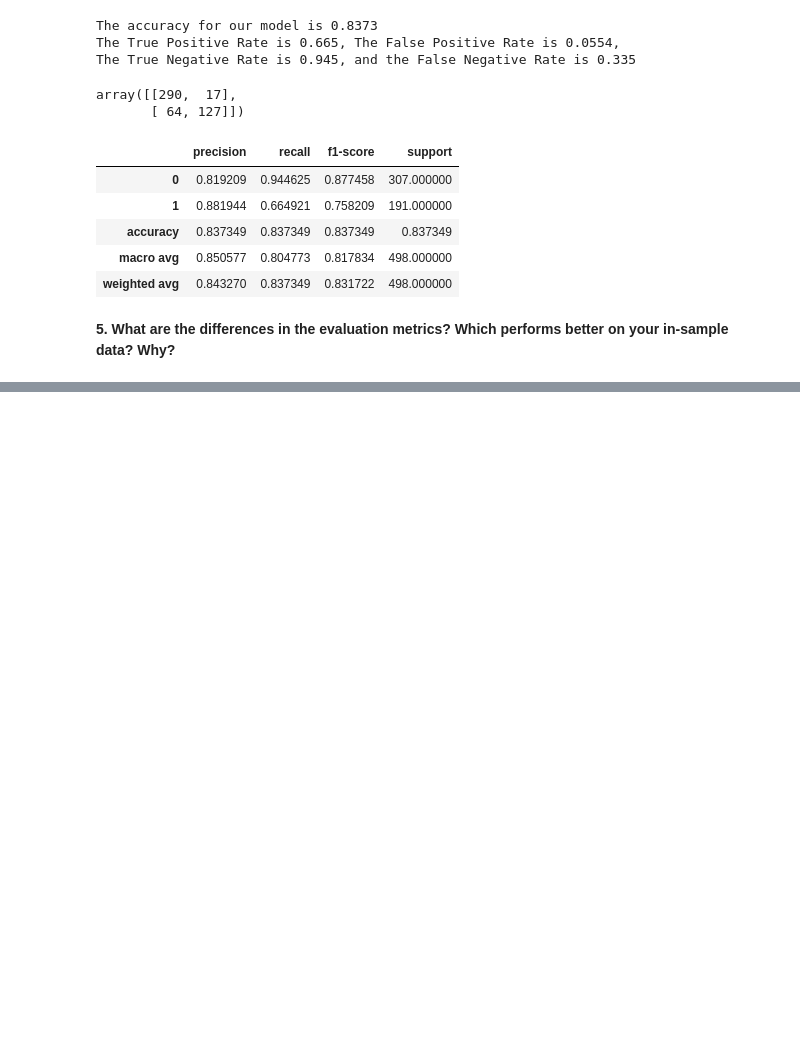
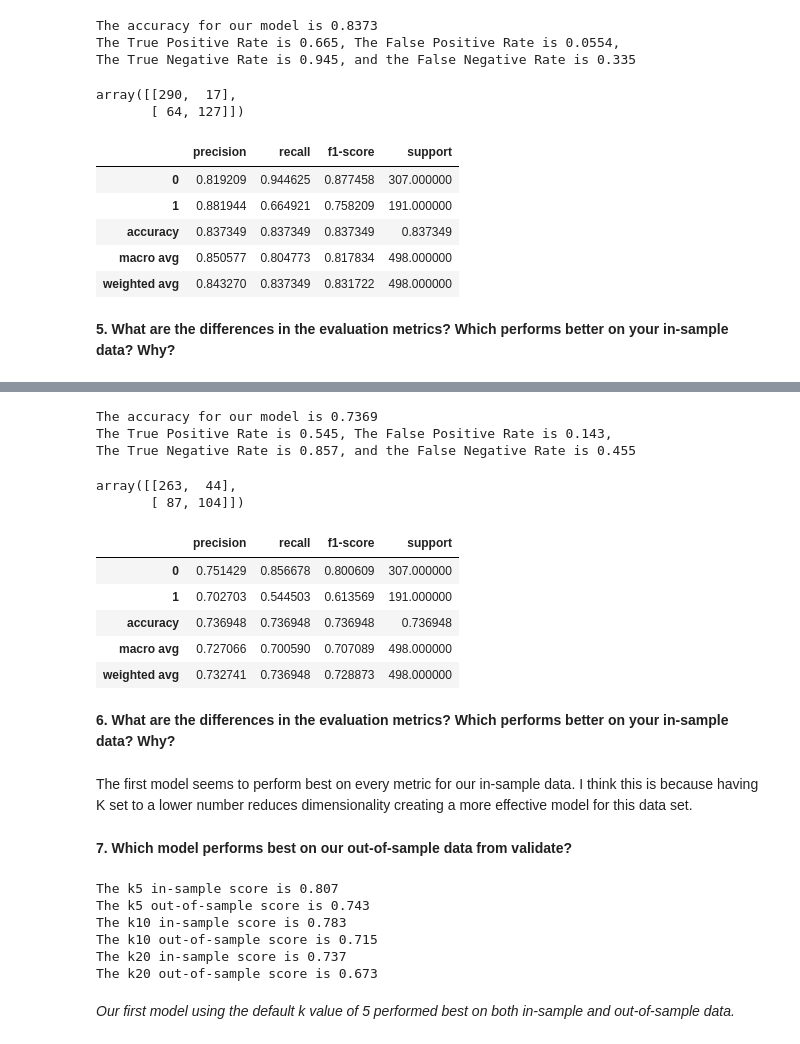
Before and after one commit to kristofer-rivera/classification-exercises, a Jupyter notebook: model.ipynb, the cells around one changed output, grey strips where cells are left out. Drawn from its saved outputs; the diff is of its cells as text; code cells hidden in the pictures; blank space fills up the shorter version.

```diff
--- a/model.ipynb
+++ b/model.ipynb
@@ -338,0 +437,60 @@ The first model had lower mimimum sample leafs and higher max depth allowing the
+# %%
+# Creating predictions and evaluating
+
+accuracy = knn20.score(X, y)
+y_pred = knn20.predict(X)
+conf = confusion_matrix(y, y_pred)
+class_report = pd.DataFrame(classification_report(y, y_pred, output_dict=True)).T
+conf = confusion_matrix(y, y_pred)
+tpr = conf[1][1] / conf[1].sum()
+fpr = conf[0][1] / conf[0].sum()
+tnr = conf[0][0] / conf[0].sum()
+fnr = conf[1][0] / conf[1].sum()
+print(f'''
+The accuracy for our model is {accuracy:.4}
+The True Positive Rate is {tpr:.3}, The False Positive Rate is {fpr:.3},
+The True Negative Rate is {tnr:.3}, and the False Negative Rate is {fnr:.3}
+''')
+conf
+# %% [output]
+The accuracy for our model is 0.7369
+The True Positive Rate is 0.545, The False Positive Rate is 0.143,
+The True Negative Rate is 0.857, and the False Negative Rate is 0.455
+array([[263,  44],
+       [ 87, 104]])
+# %%
+# Classification report
+class_report
+# %% [output]
+|  | precision | recall | f1-score | support |
+| 0 | 0.751429 | 0.856678 | 0.800609 | 307.000000 |
+| 1 | 0.702703 | 0.544503 | 0.613569 | 191.000000 |
+| accuracy | 0.736948 | 0.736948 | 0.736948 | 0.736948 |
+| macro avg | 0.727066 | 0.700590 | 0.707089 | 498.000000 |
+| weighted avg | 0.732741 | 0.736948 | 0.728873 | 498.000000 |
+# %% [markdown]
+**6. What are the differences in the evaluation metrics? Which performs better on your in-sample data? Why?**
+# %% [markdown]
+The first model seems to perform best on every metric for our in-sample data. I think this is because having K set to a lower number reduces dimensionality creating a more effective model for this data set.
+# %% [markdown]
+**7. Which model performs best on our out-of-sample data from validate?**
+# %%
+# Comparing model accuracy for in-same and out-of-sample data
+
+print(f'''The k5 in-sample score is {knn.score(X_train, y_train):.3}''')
+print(f'''The k5 out-of-sample score is {knn.score(X_validate, y_validate):.3}''')
+
+print(f'''The k10 in-sample score is {knn10.score(X_train, y_train):.3}''')
+print(f'''The k10 out-of-sample score is {knn10.score(X_validate, y_validate):.3}''')
+
+print(f'''The k20 in-sample score is {knn20.score(X_train, y_train):.3}''')
+print(f'The k20 out-of-sample score is {knn20.score(X_validate, y_validate):.3}''')
+# %% [output]
+The k5 in-sample score is 0.807
+The k5 out-of-sample score is 0.743
+The k10 in-sample score is 0.783
+The k10 out-of-sample score is 0.715
+The k20 in-sample score is 0.737
+The k20 out-of-sample score is 0.673
+# %% [markdown]
+*Our first model using the default k value of 5 performed best on both in-sample and out-of-sample data.*
```
Also changed, not shown: parts of 20 cells of this notebook.
